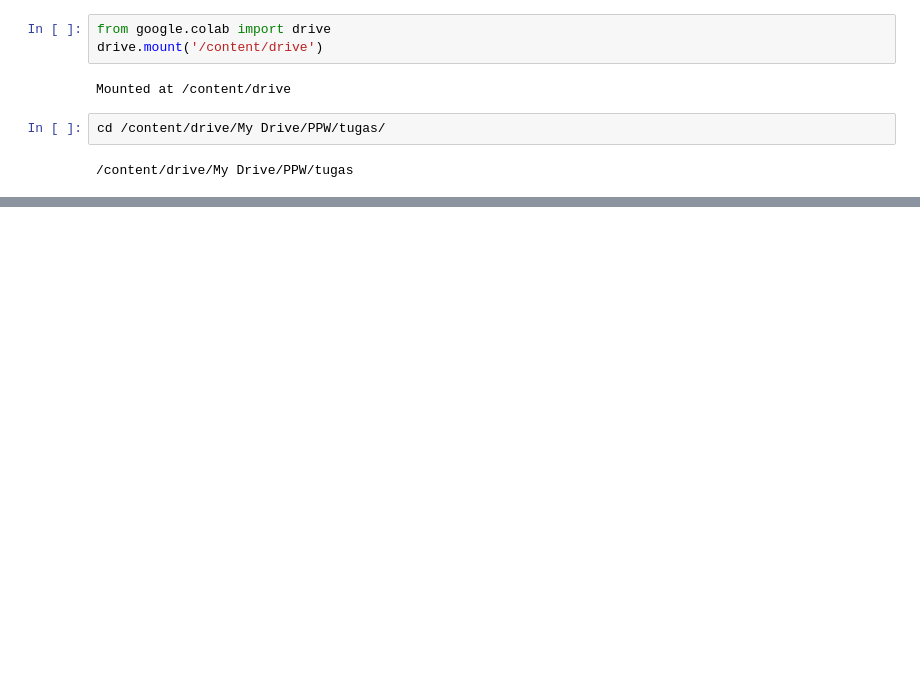
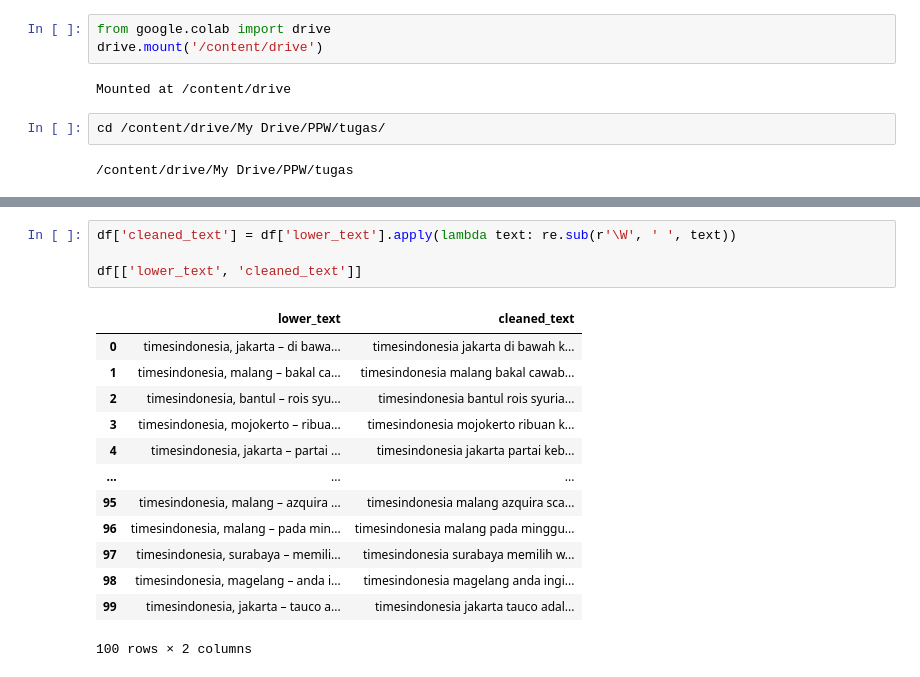
Before and after one commit to jennamacwe/ppw, a Jupyter notebook: _sources/Logistic Regression.ipynb, the cells around one changed output, grey strips where cells are left out. Cells and saved outputs as stored; diff of their text form; blank space fills up the shorter version.

```diff
--- a/_sources/Logistic Regression.ipynb
+++ b/_sources/Logistic Regression.ipynb
@@ -236,0 +93,18 @@ print(comparison_df)
+# %%
+df['cleaned_text'] = df['lower_text'].apply(lambda text: re.sub(r'\W', ' ', text))
+
+df[['lower_text', 'cleaned_text']]
+# %% [output]
+|  | lower_text | cleaned_text |
+| 0 | timesindonesia, jakarta – di bawa... | timesindonesia jakarta di bawah k... |
+| 1 | timesindonesia, malang – bakal ca... | timesindonesia malang bakal cawab... |
+| 2 | timesindonesia, bantul – rois syu... | timesindonesia bantul rois syuria... |
+| 3 | timesindonesia, mojokerto – ribua... | timesindonesia mojokerto ribuan k... |
+| 4 | timesindonesia, jakarta – partai ... | timesindonesia jakarta partai keb... |
+| ... | ... | ... |
+| 95 | timesindonesia, malang – azquira ... | timesindonesia malang azquira sca... |
+| 96 | timesindonesia, malang – pada min... | timesindonesia malang pada minggu... |
+| 97 | timesindonesia, surabaya – memili... | timesindonesia surabaya memilih w... |
+| 98 | timesindonesia, magelang – anda i... | timesindonesia magelang anda ingi... |
+| 99 | timesindonesia, jakarta – tauco a... | timesindonesia jakarta tauco adal... |
+100 rows × 2 columns
```
Also changed, not shown: parts of 51 cells of this notebook, 7 other files.
